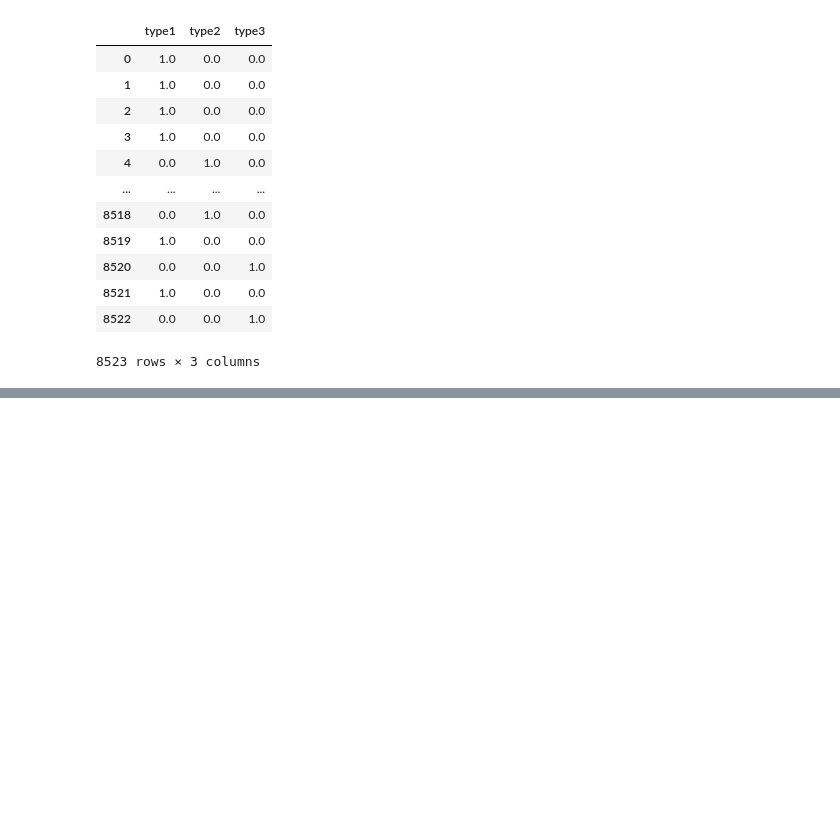
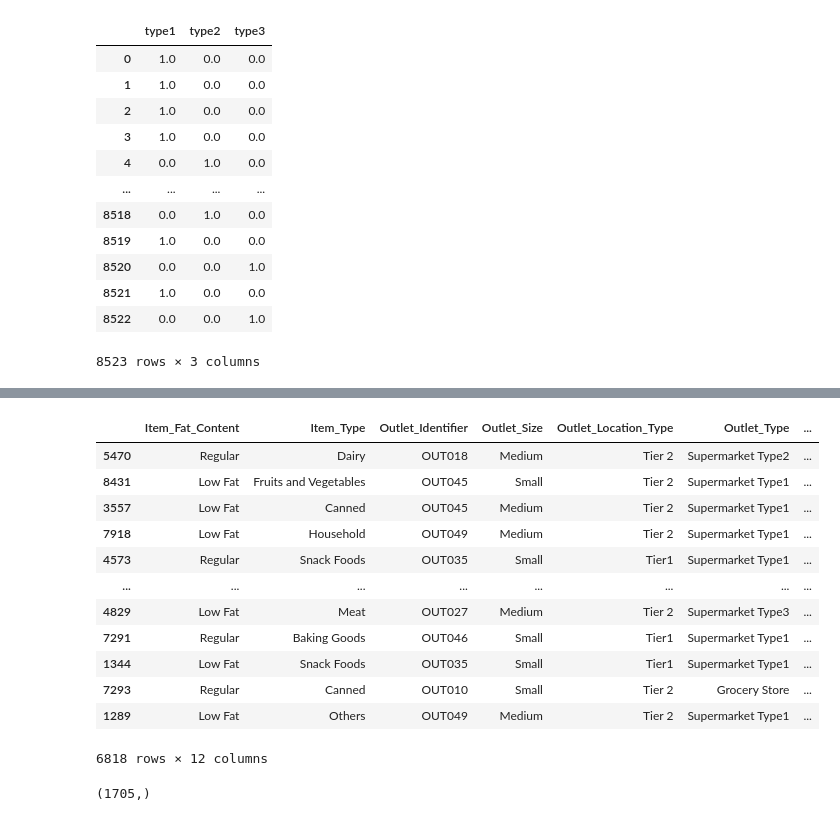
Before and after one commit to j33tu/mtech, a Jupyter notebook: ClassLectures/ML1/ML1-14oct-same-sheet.ipynb, the cells around one changed output, grey strips where cells are left out. Drawn from its saved outputs; the diff is of its cells as text; code cells hidden in the pictures; blank space fills up the shorter version.

```diff
--- a/ClassLectures/ML1/ML1-14oct.ipynb
+++ b/ClassLectures/ML1/ML1-14oct-same-sheet.ipynb
@@ -678,0 +823,22 @@ cat
+# %%
+x_train,x_test,y_train,y_test=train_test_split(X,y,test_size=.2,random_state=10)
+# %%
+x_train
+# %% [output]
+|  | Item_Fat_Content | Item_Type | Outlet_Identifier | Outlet_Size | Outlet_Location_Type | Outlet_Type | ... |
+| 5470 | Regular | Dairy | OUT018 | Medium | Tier 2 | Supermarket Type2 | ... |
+| 8431 | Low Fat | Fruits and Vegetables | OUT045 | Small | Tier 2 | Supermarket Type1 | ... |
+| 3557 | Low Fat | Canned | OUT045 | Medium | Tier 2 | Supermarket Type1 | ... |
+| 7918 | Low Fat | Household | OUT049 | Medium | Tier 2 | Supermarket Type1 | ... |
+| 4573 | Regular | Snack Foods | OUT035 | Small | Tier1 | Supermarket Type1 | ... |
+| ... | ... | ... | ... | ... | ... | ... | ... |
+| 4829 | Low Fat | Meat | OUT027 | Medium | Tier 2 | Supermarket Type3 | ... |
+| 7291 | Regular | Baking Goods | OUT046 | Small | Tier1 | Supermarket Type1 | ... |
+| 1344 | Low Fat | Snack Foods | OUT035 | Small | Tier1 | Supermarket Type1 | ... |
+| 7293 | Regular | Canned | OUT010 | Small | Tier 2 | Grocery Store | ... |
+| 1289 | Low Fat | Others | OUT049 | Medium | Tier 2 | Supermarket Type1 | ... |
+6818 rows × 12 columns
+# %%
+y_test.shape
+# %% [output]
+(1705,)
```
Also changed, not shown: parts of 22 cells of this notebook, 5 other files.
